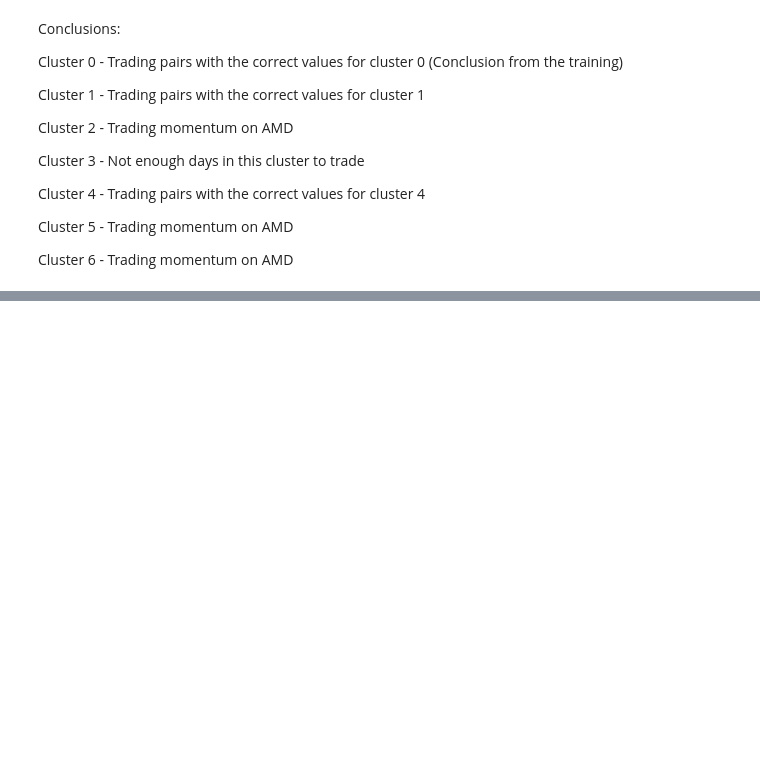
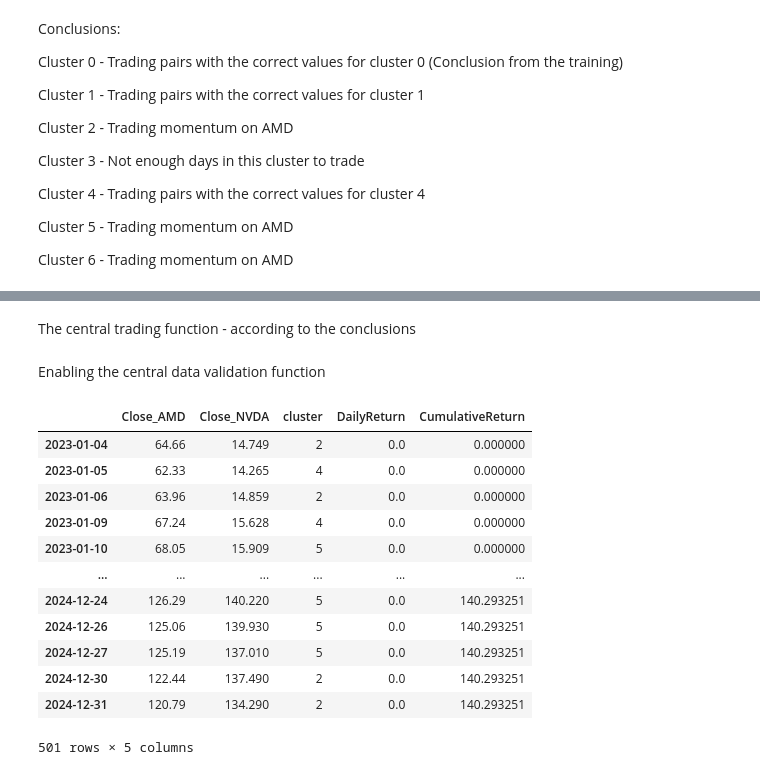
Before and after one commit to NaorSaati/AlgoTradingDS, a Jupyter notebook: Project.ipynb, the cells around one changed output, grey strips where cells are left out. Cells and saved outputs as stored; diff of their text form; code cells hidden in the pictures; blank space fills up the shorter version.

Commit message:
Validation

```diff
--- a/Project.ipynb
+++ b/Project.ipynb
@@ -1061,0 +1064,6 @@ Cluster 6 - Trading momentum on AMD
+# %%
+predicted_clusters = kmeans.predict(validation_df)
+validation_df['cluster'] = predicted_clusters
+
+work_df3 = pd.merge(amd_nvda_df, validation_df['cluster'], left_index=True, right_index=True, how='inner')
+work_df3.head()
@@ -1061,0 +1093,2 @@ Cluster 6 - Trading momentum on AMD
+# %% [markdown]
+The central trading function - according to the conclusions
@@ -1061,0 +1222,21 @@ Cluster 6 - Trading momentum on AMD
+# %% [markdown]
+Enabling the central data validation function
+# %%
+final_df = combined_strategy(work_df3, 'Close_AMD', 'Close_NVDA', 10, 30, entry_0,exit_0,entry_1,exit_1,entry_2,exit_2,entry_3, exit_3,entry_4,exit_4,entry_5,exit_5,entry_6,exit_6)
+final_df['CumulativeReturn'] = (final_df['CumulativeReturn'] - 1) * 100
+final_df = final_df[['Close_AMD', 'Close_NVDA', 'cluster', 'DailyReturn', 'CumulativeReturn']]
+final_df
+# %% [output]
+|  | Close_AMD | Close_NVDA | cluster | DailyReturn | CumulativeReturn |
+| 2023-01-04 | 64.66 | 14.749 | 2 | 0.0 | 0.000000 |
+| 2023-01-05 | 62.33 | 14.265 | 4 | 0.0 | 0.000000 |
+| 2023-01-06 | 63.96 | 14.859 | 2 | 0.0 | 0.000000 |
+| 2023-01-09 | 67.24 | 15.628 | 4 | 0.0 | 0.000000 |
+| 2023-01-10 | 68.05 | 15.909 | 5 | 0.0 | 0.000000 |
+| ... | ... | ... | ... | ... | ... |
+| 2024-12-24 | 126.29 | 140.220 | 5 | 0.0 | 140.293251 |
+| 2024-12-26 | 125.06 | 139.930 | 5 | 0.0 | 140.293251 |
+| 2024-12-27 | 125.19 | 137.010 | 5 | 0.0 | 140.293251 |
+| 2024-12-30 | 122.44 | 137.490 | 2 | 0.0 | 140.293251 |
+| 2024-12-31 | 120.79 | 134.290 | 2 | 0.0 | 140.293251 |
+501 rows × 5 columns
```
Also changed, not shown: parts of 4 cells of this notebook.
